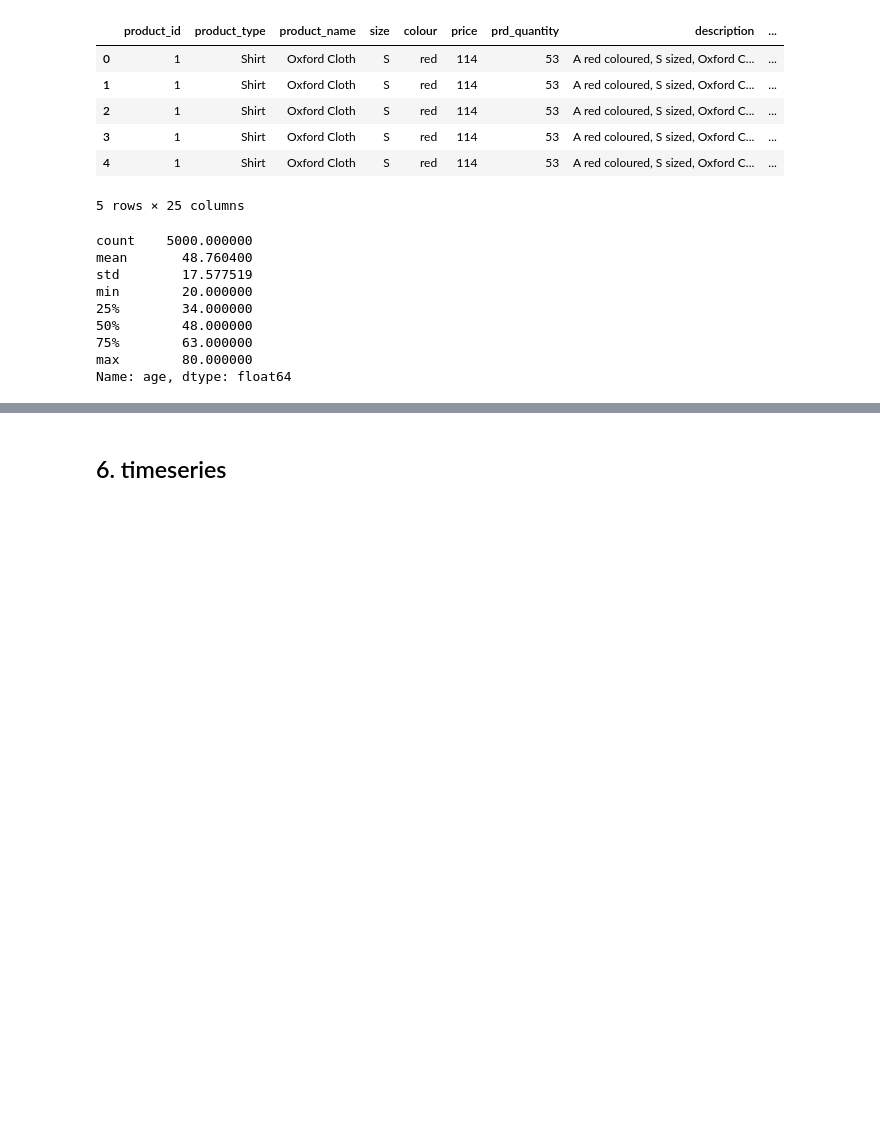
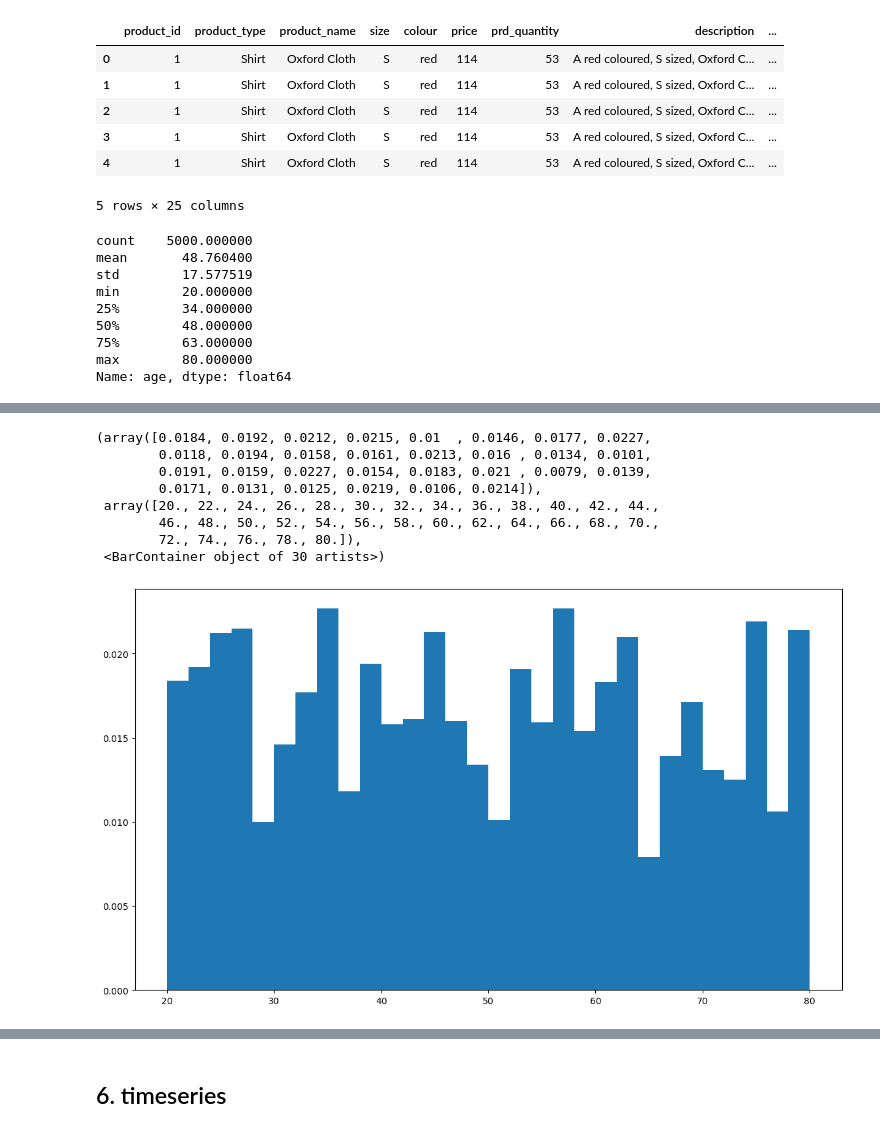
Before and after one commit to sainthm/pseudo_lab, a Jupyter notebook: week_6/Introduction_to_data_visualization_with_matplotlib.ipynb, the cells around one changed output, grey strips where cells are left out. Cells and saved outputs as stored; diff of their text form; code cells hidden in the pictures; blank space fills up the shorter version.

```diff
--- a/week_6/Introduction_to_data_visualization_with_matplotlib.ipynb
+++ b/week_6/Introduction_to_data_visualization_with_matplotlib.ipynb
@@ -571,0 +635,14 @@ df[df['age'] == 80]
+# %%
+# density
+plt.figure(figsize=(14, 8))
+plt.hist(df['age'], bins=30, density=True) # density 를 통해, y 출 밀도 표현 가능!
+# %% [output]
+(array([0.0184, 0.0192, 0.0212, 0.0215, 0.01  , 0.0146, 0.0177, 0.0227,
+        0.0118, 0.0194, 0.0158, 0.0161, 0.0213, 0.016 , 0.0134, 0.0101,
+        0.0191, 0.0159, 0.0227, 0.0154, 0.0183, 0.021 , 0.0079, 0.0139,
+        0.0171, 0.0131, 0.0125, 0.0219, 0.0106, 0.0214]),
+ array([20., 22., 24., 26., 28., 30., 32., 34., 36., 38., 40., 42., 44.,
+        46., 48., 50., 52., 54., 56., 58., 60., 62., 64., 66., 68., 70.,
+        72., 74., 76., 78., 80.]),
+ <BarContainer object of 30 artists>)
+[figure, added]
```
Also changed, not shown: parts of 30 cells of this notebook, 1 other file.
